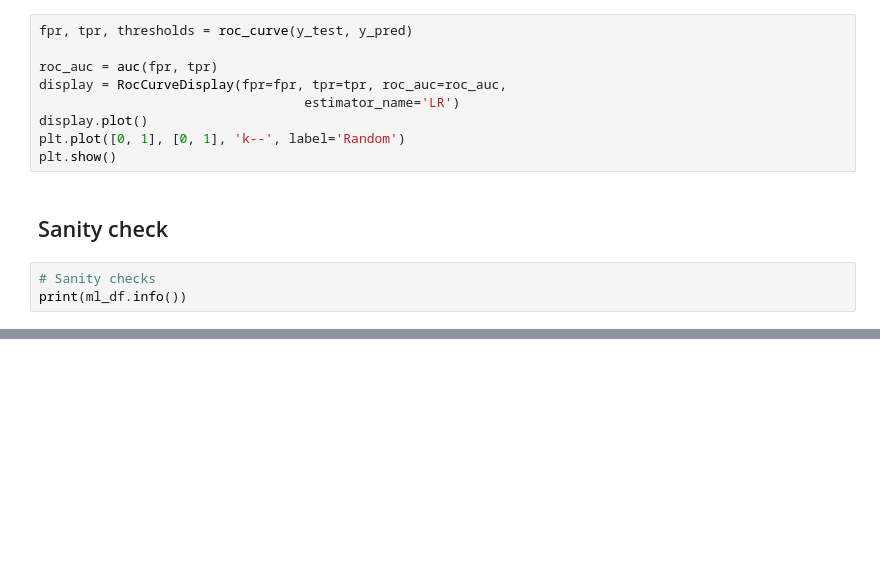
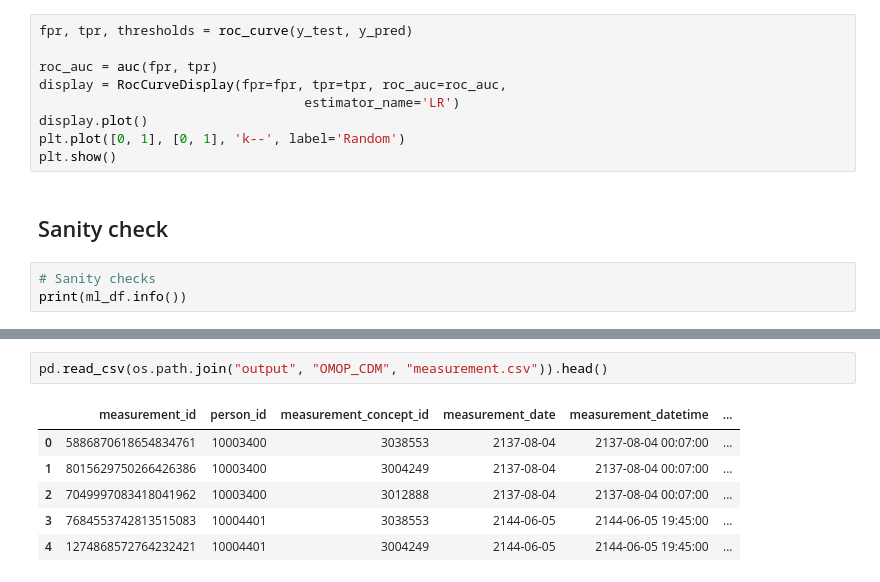
Before and after one commit to bma-vandijk/mimiciv_pipeline_insafedare, a Jupyter notebook: sandbox.ipynb, the cells around one changed output, grey strips where cells are left out. Drawn from its saved outputs; the diff is of its cells as text; blank space fills up the shorter version.

```diff
--- a/sandbox.ipynb
+++ b/sandbox.ipynb
@@ -383,0 +410,9 @@ print(ml_df.info())
+# %%
+pd.read_csv(os.path.join("output", "OMOP_CDM", "measurement.csv")).head()
+# %% [output]
+|  | measurement_id | person_id | measurement_concept_id | measurement_date | measurement_datetime | ... |
+| 0 | 5886870618654834761 | 10003400 | 3038553 | 2137-08-04 | 2137-08-04 00:07:00 | ... |
+| 1 | 8015629750266426386 | 10003400 | 3004249 | 2137-08-04 | 2137-08-04 00:07:00 | ... |
+| 2 | 7049997083418041962 | 10003400 | 3012888 | 2137-08-04 | 2137-08-04 00:07:00 | ... |
+| 3 | 7684553742813515083 | 10004401 | 3038553 | 2144-06-05 | 2144-06-05 19:45:00 | ... |
+| 4 | 1274868572764232421 | 10004401 | 3004249 | 2144-06-05 | 2144-06-05 19:45:00 | ... |
```
Also changed, not shown: parts of 5 cells of this notebook, 10 other files.
